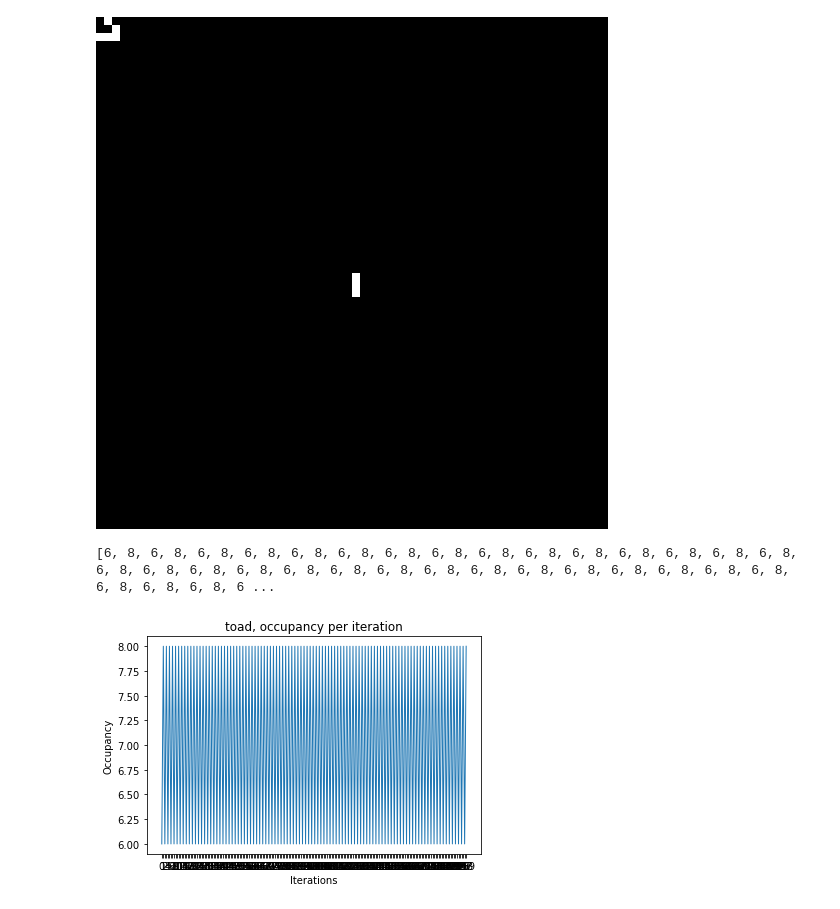
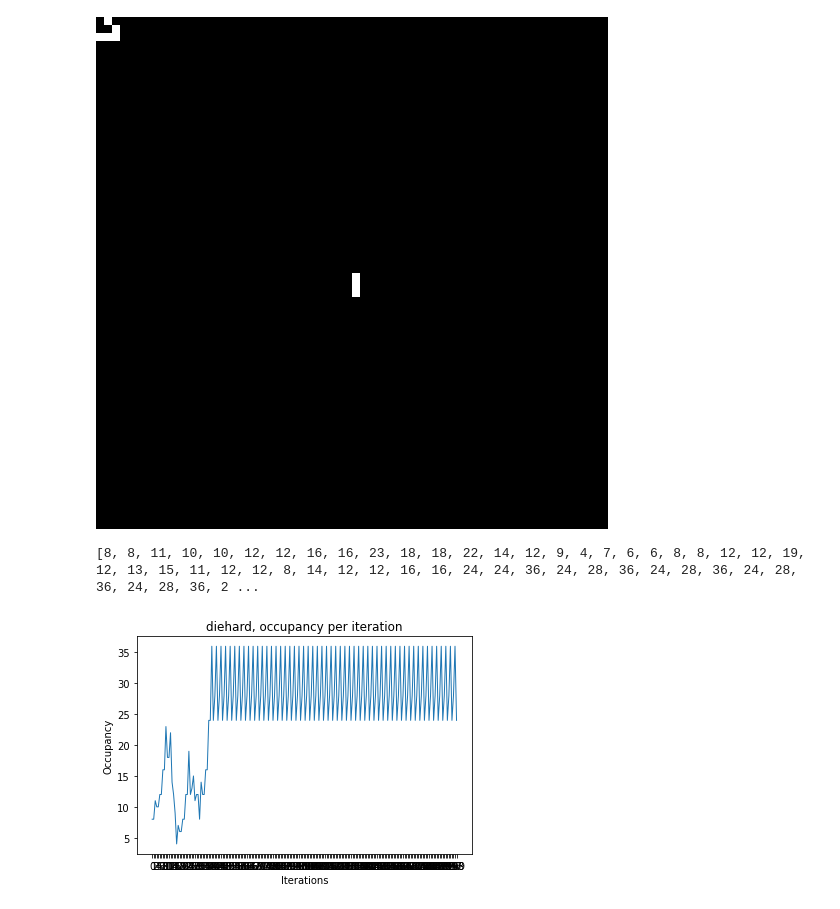
Before and after one commit to fabiovac/game_of_life, a Jupyter notebook: Project.ipynb, the cells around one changed output. Saved outputs shown, nothing was run; the diff lists cells and outputs as text; code cells hidden in the pictures.

Commit message:
trying occupancy with a more complex pattern

```diff
--- a/Project.ipynb
+++ b/Project.ipynb
@@ -278,7 +291,7 @@ def occupancy(pattern_name,iters):
 
     return count
 # %%
-occ = occupancy('toad',200)
+occ = occupancy('diehard',200)
 # %% [output]
-[6, 8, 6, 8, 6, 8, 6, 8, 6, 8, 6, 8, 6, 8, 6, 8, 6, 8, 6, 8, 6, 8, 6, 8, 6, 8, 6, 8, 6, 8, 6, 8, 6, 8, 6, 8, 6, 8, 6, 8, 6, 8, 6, 8, 6, 8, 6, 8, 6, 8, 6, 8, 6, 8, 6, 8, 6, 8, 6, 8, 6, 8, 6, 8, 6, 8, 6 ...
+[8, 8, 11, 10, 10, 12, 12, 16, 16, 23, 18, 18, 22, 14, 12, 9, 4, 7, 6, 6, 8, 8, 12, 12, 19, 12, 13, 15, 11, 12, 12, 8, 14, 12, 12, 16, 16, 24, 24, 36, 24, 28, 36, 24, 28, 36, 24, 28, 36, 24, 28, 36, 2 ...
-[figure, old version]
+[figure, new version]
```
Also changed, not shown: parts of 3 cells of this notebook, 3 other files.
